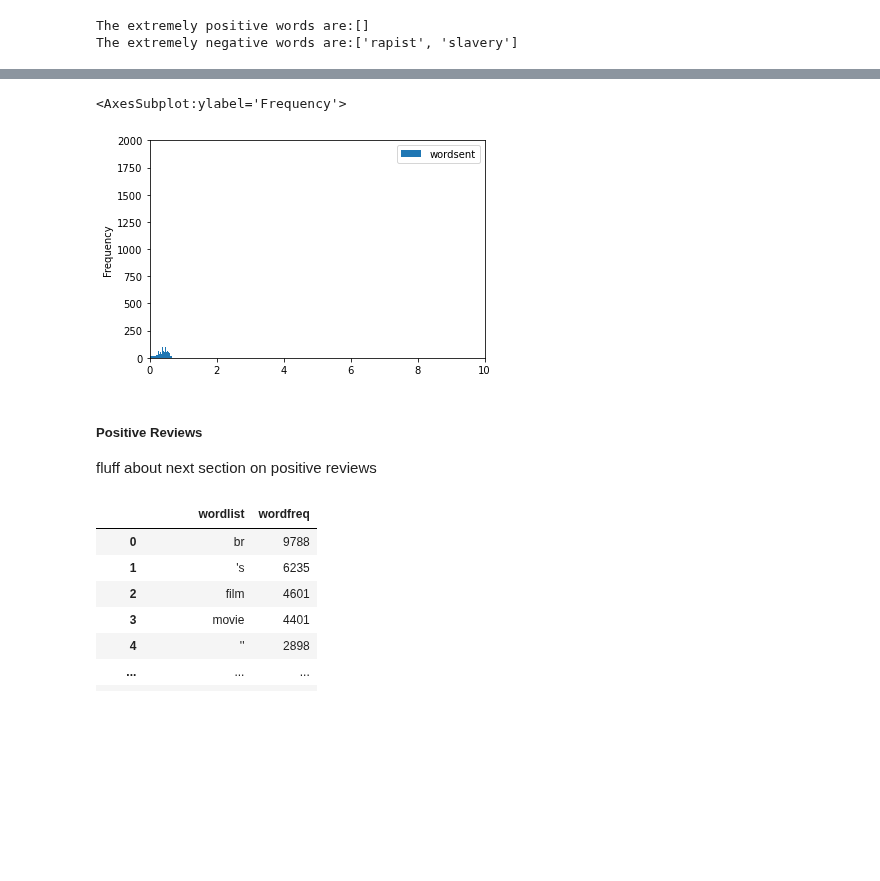
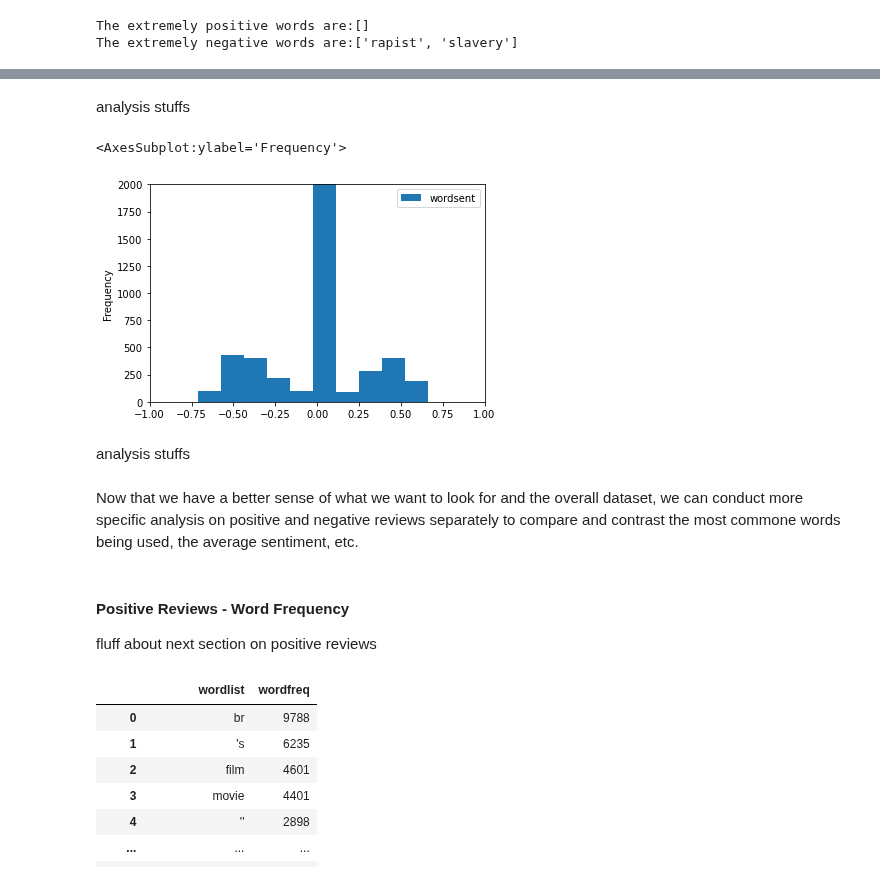
Before and after one commit to Crystalhuynh39/DH-140-Project, a Jupyter notebook: FinalProject.ipynb, the cells around one changed output, grey strips where cells are left out. Cells and saved outputs as stored; diff of their text form; code cells hidden in the pictures; blank space fills up the shorter version.

```diff
--- a/FinalProject.ipynb
+++ b/FinalProject.ipynb
@@ -562,11 +564,17 @@ df.loc[df['wordfreq'] < 5]
+# %% [markdown]
+analysis stuffs
 # %%
 # Histogram of word sentiment values
-words_sentiment_df.plot.hist(bins=50, xlim=(0, 1, ylim=(0,2000))
+words_sentiment_df.plot.hist(bins=10, xlim=(-1, 1), ylim=(0,2000))
 # %% [output]
 <AxesSubplot:ylabel='Frequency'>
-[figure, old version]
+[figure, new version]
+# %% [markdown]
+analysis stuffs
+# %% [markdown]
+Now that we have a better sense of what we want to look for and the overall dataset, we can conduct more specific analysis on positive and negative reviews separately to compare and contrast the most commone words being used, the average sentiment, etc.
 # %% [markdown]
-##### Positive Reviews
+#### Positive Reviews - Word Frequency
 fluff about next section on positive reviews
 # %%
 # Look only at the first 1000 positive reviews
```
Also changed, not shown: parts of 52 cells of this notebook.
